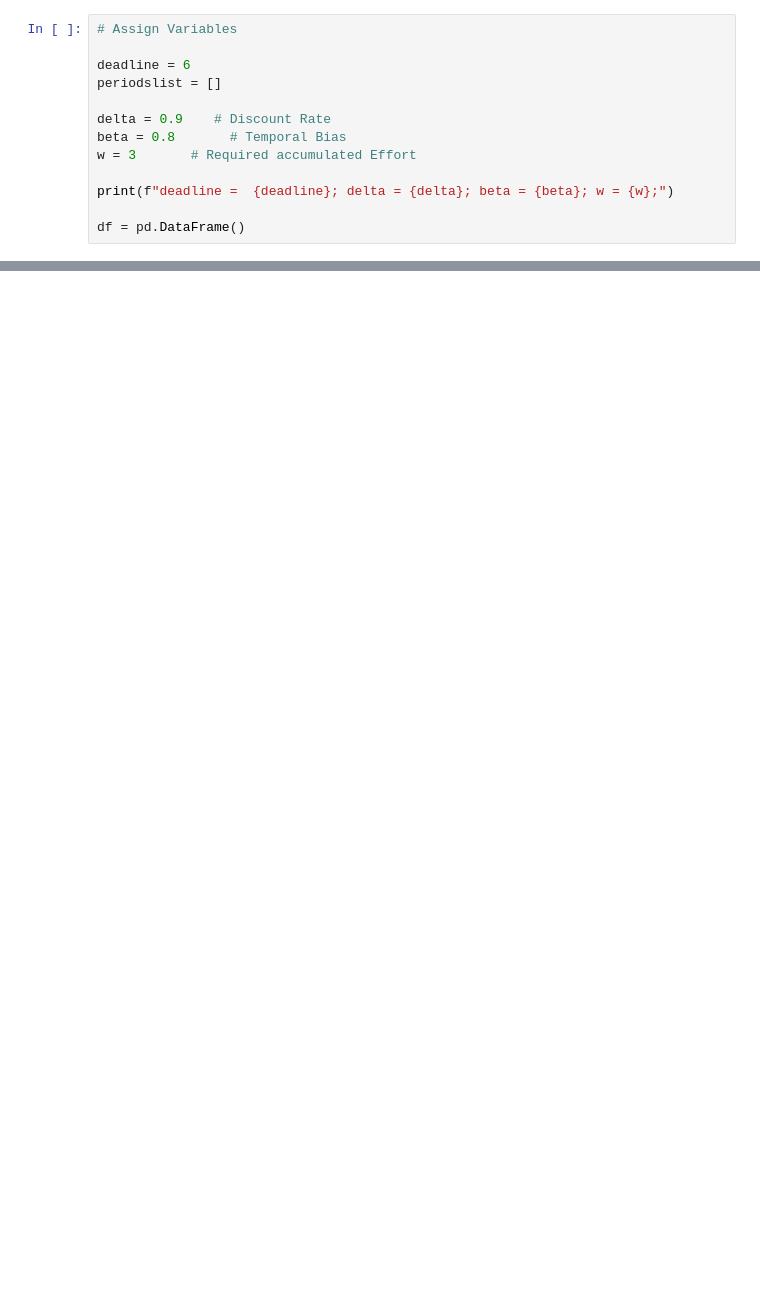
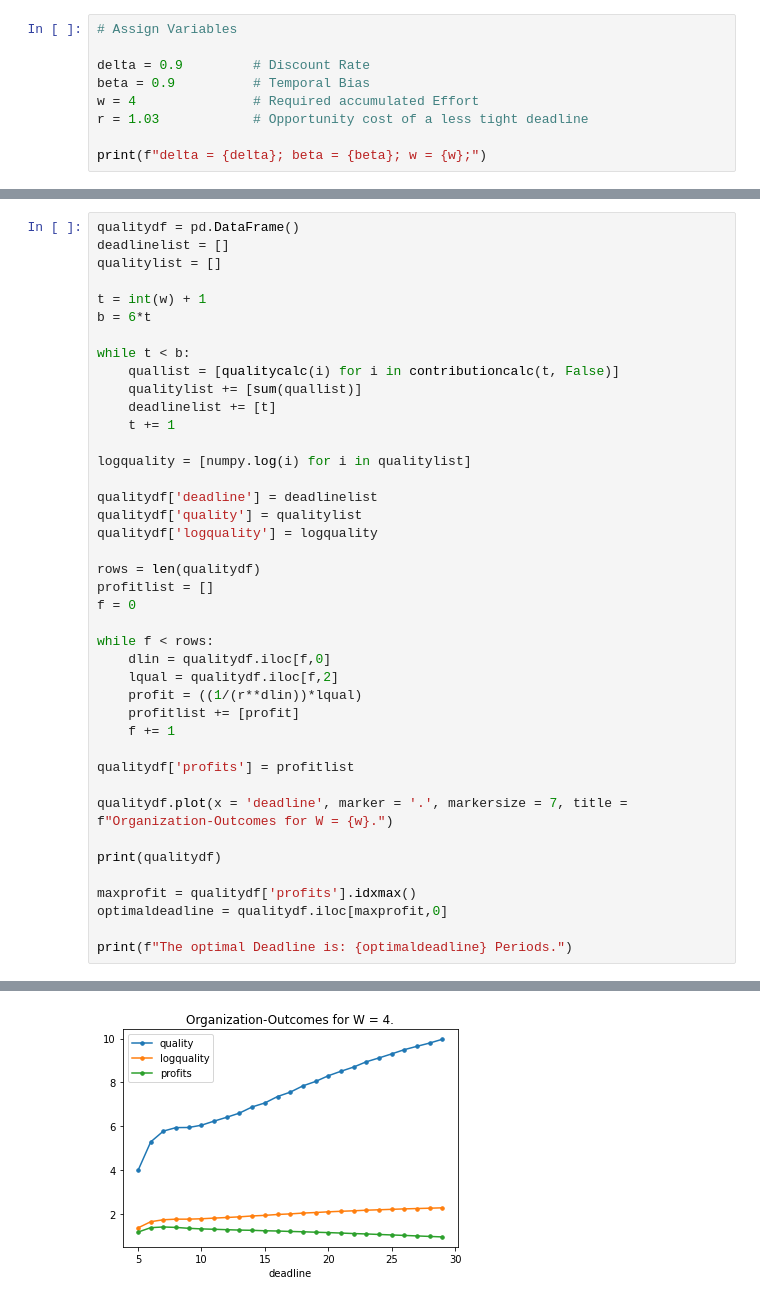
Before and after one commit to AndyOhneHandy/workspace8-seminarthesis, a Jupyter notebook: graphs.ipynb, the cells around one changed output, grey strips where cells are left out. Saved outputs shown, nothing was run; the diff lists cells and outputs as text; blank space fills up the shorter version.

Commit message:
Finished calc and viz for organization's outcomes

```diff
--- a/graphs.ipynb
+++ b/graphs.ipynb
@@ -5,14 +77,10 @@ import matplotlib.pyplot as plt
 # %%
 # Assign Variables
 
-deadline = 6
-periodslist = []
+delta = 0.9         # Discount Rate
+beta = 0.9          # Temporal Bias
+w = 4               # Required accumulated Effort
+r = 1.03            # Opportunity cost of a less tight deadline
 
-delta = 0.9    # Discount Rate
-beta = 0.8       # Temporal Bias
-w = 3       # Required accumulated Effort
-
-print(f"deadline =  {deadline}; delta = {delta}; beta = {beta}; w = {w};")
-
-df = pd.DataFrame()
+print(f"delta = {delta}; beta = {beta}; w = {w};")
 # %% [output]
@@ -85,0 +95,42 @@ plot = df.plot(x = 'Period',)# ylim = [-0.1,1])
+# %%
+qualitydf = pd.DataFrame()
+deadlinelist = []
+qualitylist = []
+
+t = int(w) + 1
+b = 6*t
+
+while t < b:
+    quallist = [qualitycalc(i) for i in contributioncalc(t, False)]
+    qualitylist += [sum(quallist)]
+    deadlinelist += [t]
+    t += 1
+
+logquality = [numpy.log(i) for i in qualitylist]
+
+qualitydf['deadline'] = deadlinelist
+qualitydf['quality'] = qualitylist
+qualitydf['logquality'] = logquality
+
+rows = len(qualitydf)
+profitlist = []
+f = 0
+
+while f < rows:
+    dlin = qualitydf.iloc[f,0]
+    lqual = qualitydf.iloc[f,2]
+    profit = ((1/(r**dlin))*lqual)
+    profitlist += [profit]
+    f += 1
+
+qualitydf['profits'] = profitlist
+
+qualitydf.plot(x = 'deadline', marker = '.', markersize = 7, title = f"Organization-Outcomes for W = {w}.")
+
+print(qualitydf)
+
+maxprofit = qualitydf['profits'].idxmax()
+optimaldeadline = qualitydf.iloc[maxprofit,0]
+
+print(f"The optimal Deadline is: {optimaldeadline} Periods.")
+# %% [output]
@@ -85,0 +154 @@ plot = df.plot(x = 'Period',)# ylim = [-0.1,1])
+[figure, added]
```
Also changed, not shown: parts of 8 cells of this notebook.
